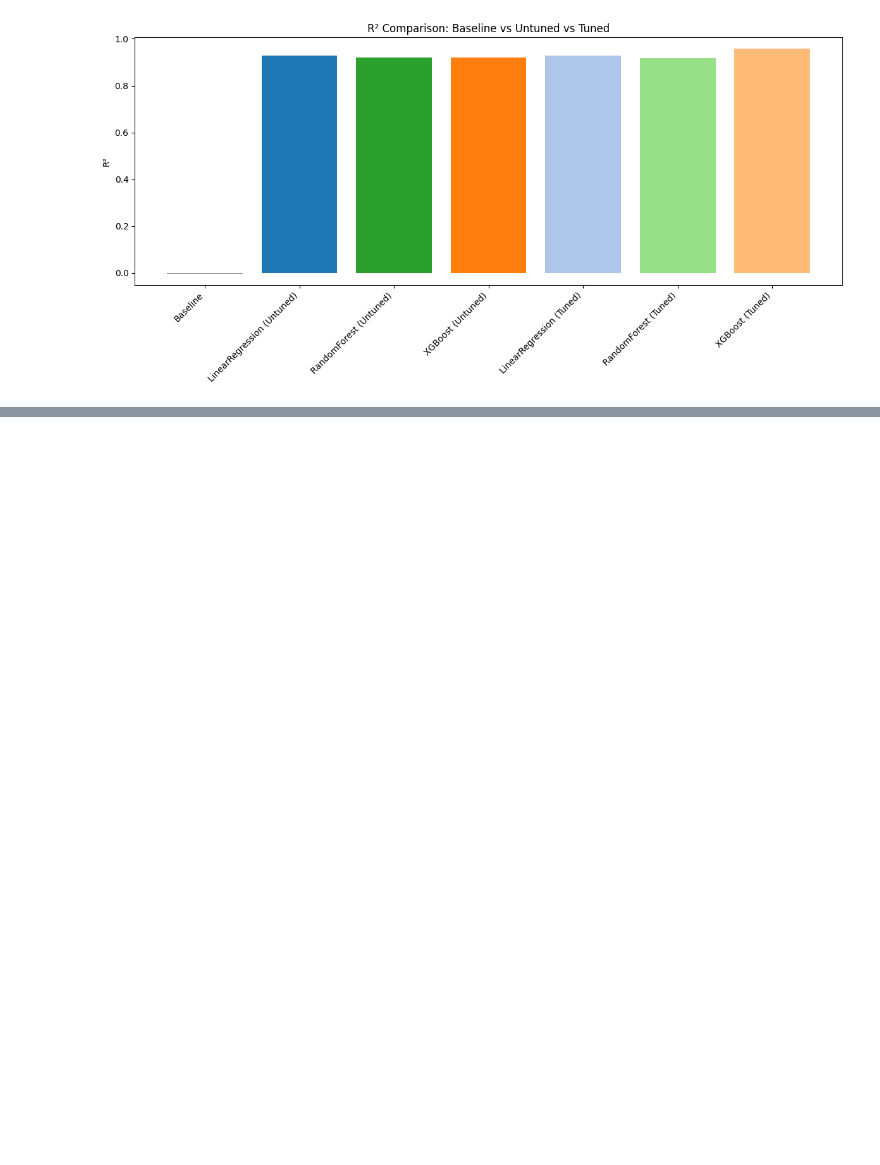
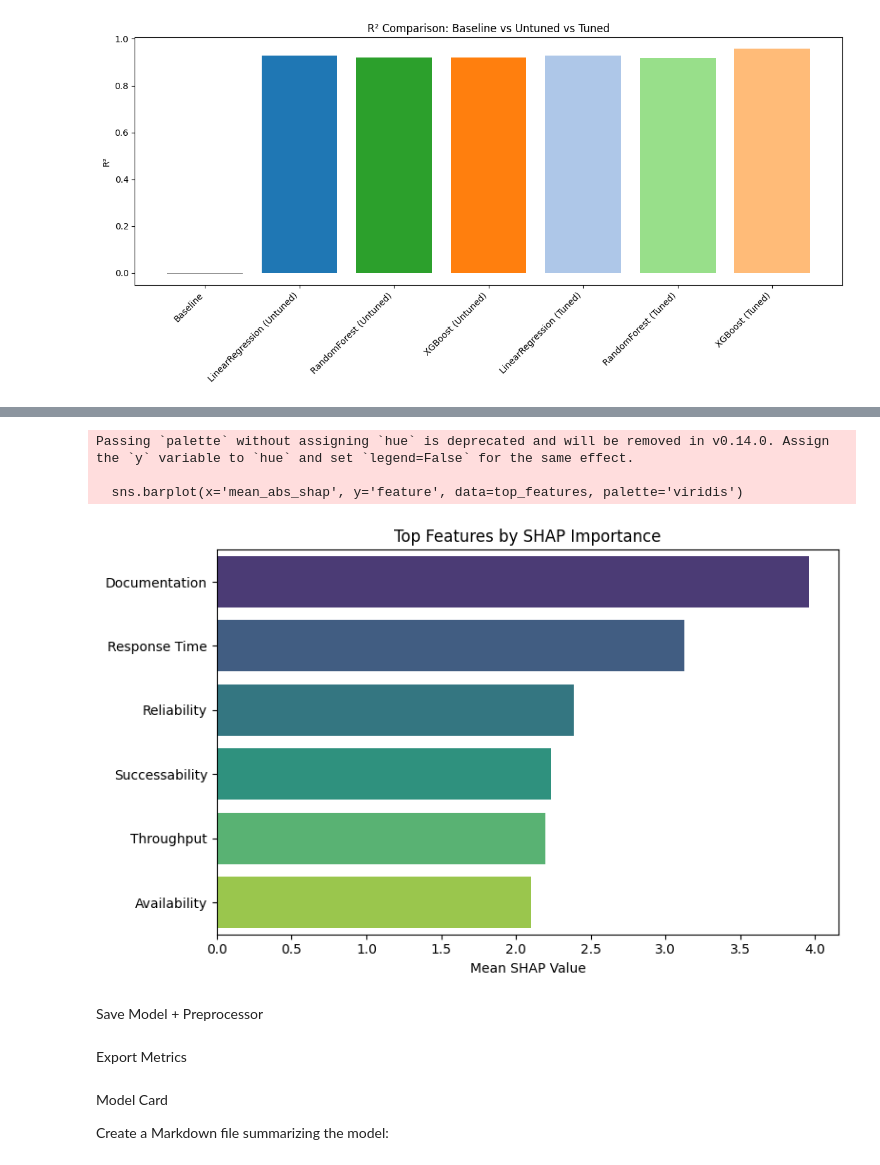
Before and after one commit to ricardo-abreu1/Route-25, a Jupyter notebook: Data_Process.ipynb, the cells around one changed output, grey strips where cells are left out. Cells and saved outputs as stored; diff of their text form; code cells hidden in the pictures; blank space fills up the shorter version.

```diff
--- a/Data_Process.ipynb
+++ b/Data_Process.ipynb
@@ -374,0 +509,25 @@ plt.show()
+# %%
+# Compute mean absolute SHAP values
+shap_importance = pd.DataFrame({
+    'feature': X_train.columns,
+    'mean_abs_shap': np.abs(shap_values.values).mean(axis=0)
+}).sort_values('mean_abs_shap', ascending=False)
+
+# Select top 6 features
+top_features = shap_importance.head(6)
+
+# Plot
+plt.figure(figsize=(8, 5))
+sns.barplot(x='mean_abs_shap', y='feature', data=top_features, palette='viridis')
+plt.title('Top Features by SHAP Importance')
+plt.xlabel('Mean SHAP Value')
+plt.ylabel('')
+plt.tight_layout()
+plt.show()
+# %% [output]
+Passing `palette` without assigning `hue` is deprecated and will be removed in v0.14.0. Assign the `y` variable to `hue` and set `legend=False` for the same effect.
+
+  sns.barplot(x='mean_abs_shap', y='feature', data=top_features, palette='viridis')
+[figure, added]
+# %% [markdown]
+Save Model + Preprocessor
@@ -374,0 +536,2 @@ plt.show()
+# %% [markdown]
+Export Metrics
@@ -374,0 +547,4 @@ plt.show()
+# %% [markdown]
+Model Card
+
+Create a Markdown file summarizing the model:
```
Also changed, not shown: parts of 28 cells of this notebook, 3 other files.
